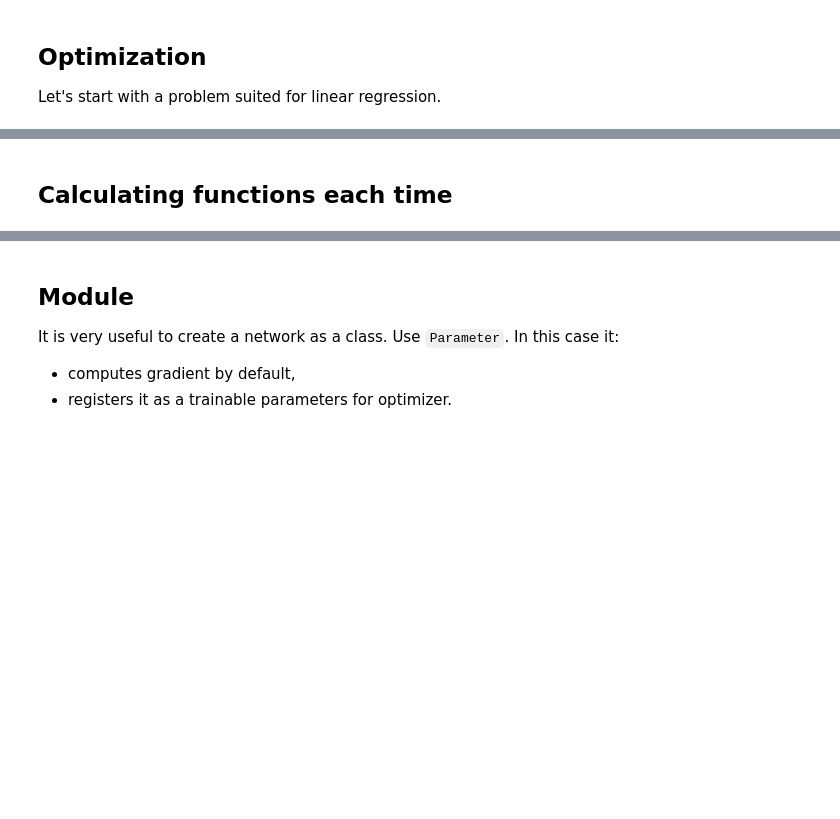
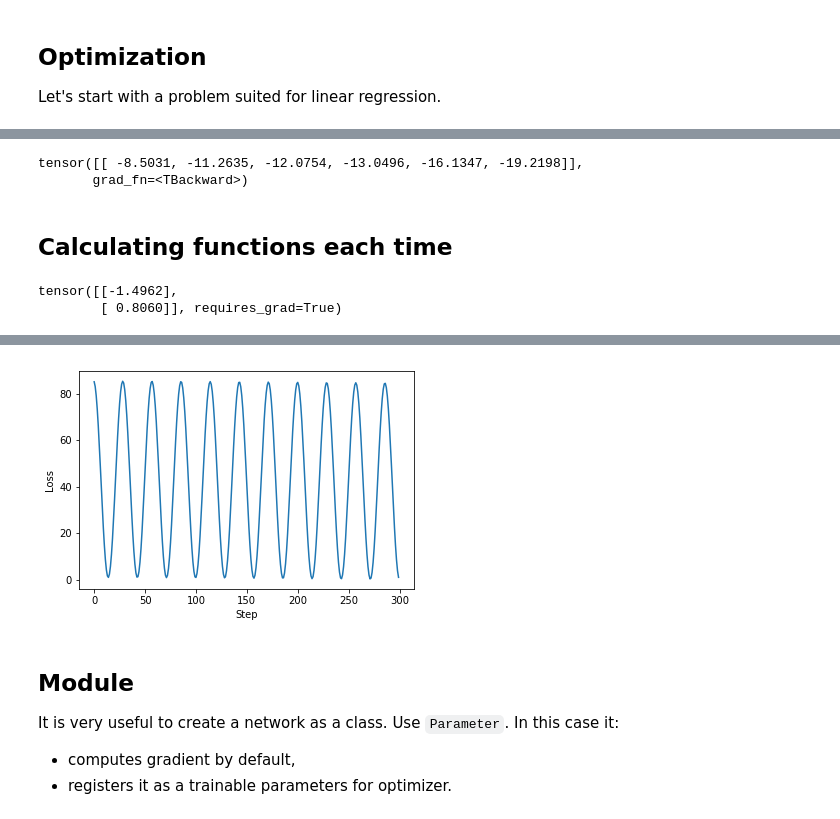
Before and after one commit to stared/thinking-in-tensors-writing-in-pytorch, a Jupyter notebook: 4 PyTorch optimization.ipynb, the cells around one changed output, grey strips where cells are left out. Saved outputs shown, nothing was run; the diff lists cells and outputs as text; code cells hidden in the pictures; blank space fills up the shorter version.

```diff
--- a/4 PyTorch optimization.ipynb
+++ b/4 PyTorch optimization.ipynb
@@ -47,23 +57,31 @@ weights
+# %%
+x.mm(weights).t()
+# %% [output]
+tensor([[ -8.5031, -11.2635, -12.0754, -13.0496, -16.1347, -19.2198]],
+       grad_fn=<TBackward>)
 # %% [markdown]
 ## Calculating functions each time
 # %%
 weights = torch.randn((2, 1), requires_grad=True)
 loss1 = []
 
-for i in range(1000):
+for i in range(300):
 
     net_output = x.mm(weights).t()
     loss = (net_output - y).pow(2).mean()
     loss.backward()
 
-    weights.data.add_(-0.01 * weights.grad.data)
-    weights.grad.data.zero_()
+    weights.data.add_(-0.0001 * weights.grad.data)
+    # weights.grad.data.zero_()
     # gradients are being added cumulatively, so they need zeroing after each update!
 
     loss1.append(loss.item())
 # %%
 # new, modified weights
 weights
+# %% [output]
+tensor([[-1.4962],
+        [ 0.8060]], requires_grad=True)
 # %%
 def show_loss(losses, logy=False):
     print("Minimal loss: {:.3f}".format(losses[-1]))
@@ -74,4 +92,5 @@ def show_loss(losses, logy=False):
     plt.xlabel("Step")
     plt.ylabel("Loss")
 # %%
-show_loss(loss1, logy=True)
+show_loss(loss1, logy=False)
+# %% [output]
@@ -78,3 +98,4 @@ show_loss(loss1, logy=True)
+[figure, added]
 # %% [markdown]
 ## Module
 
```
Also changed, not shown: parts of 24 cells of this notebook, 6 other files.
